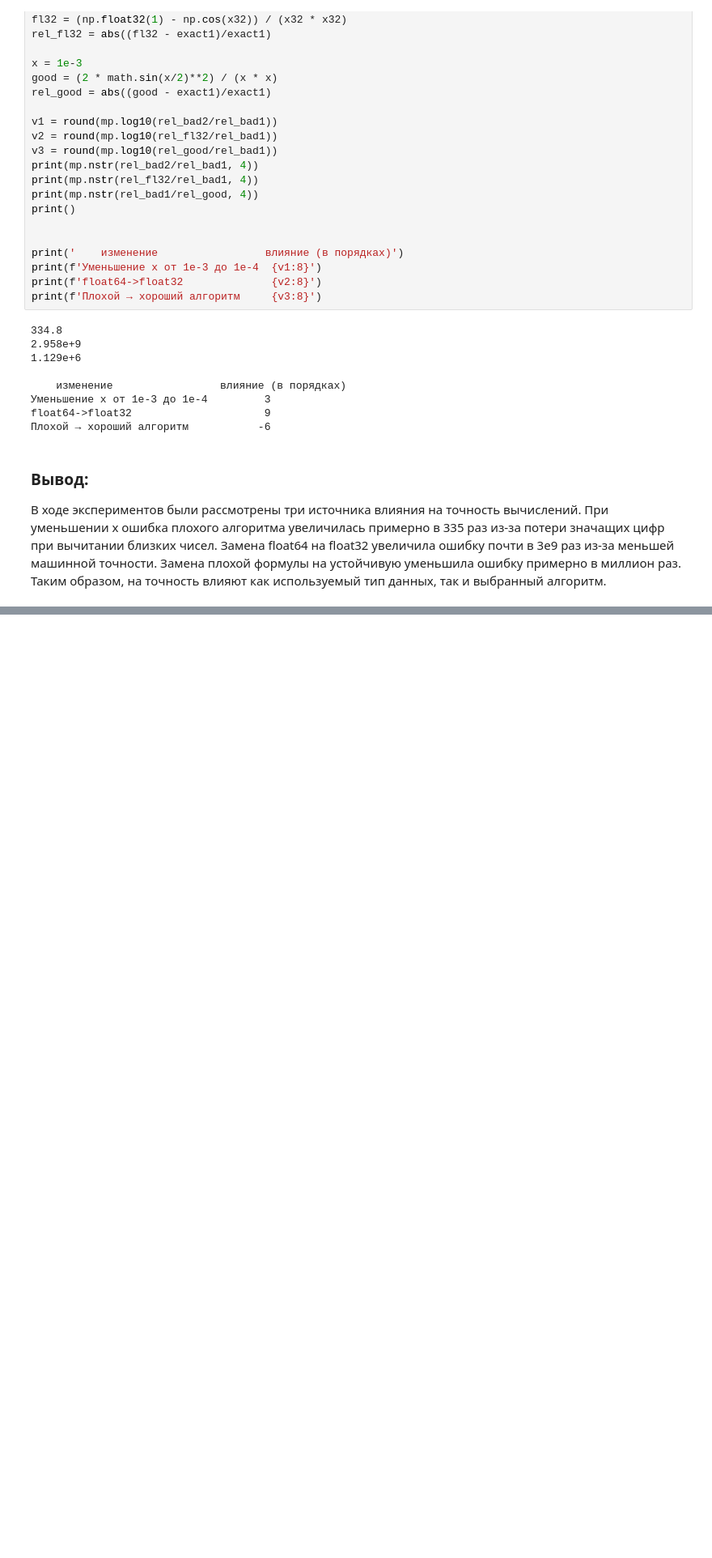
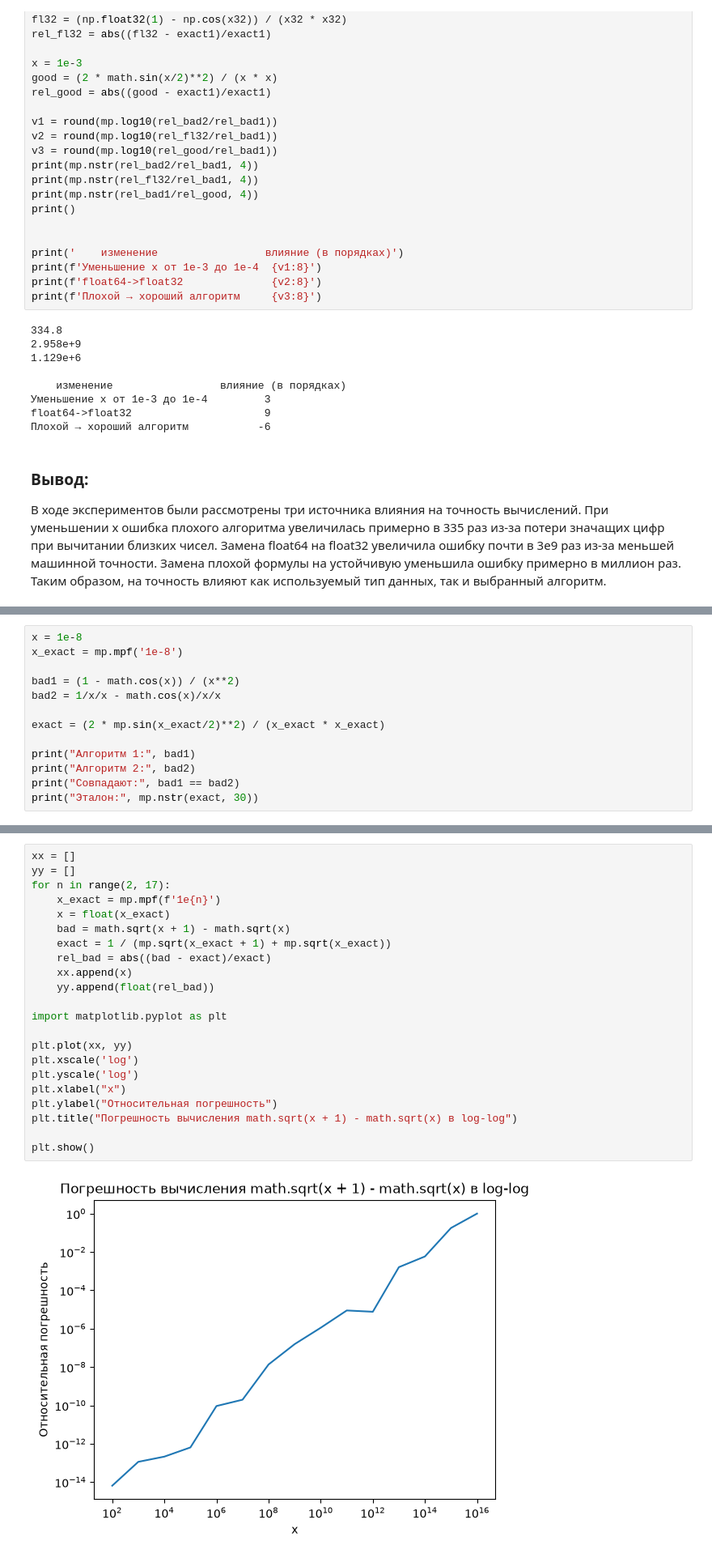
Before and after one commit to SpideErik/numerical_methods, a Jupyter notebook: homework_02/report.ipynb, the cells around one changed output, grey strips where cells are left out. Shown at 81% size. Cells and saved outputs as stored; diff of their text form; blank space fills up the shorter version.

```diff
--- a/homework_02/report.ipynb
+++ b/homework_02/report.ipynb
@@ -515,0 +531,13 @@ float64->float32                     9
+# %%
+x = 1e-8
+x_exact = mp.mpf('1e-8')
+
+bad1 = (1 - math.cos(x)) / (x**2)
+bad2 = 1/x/x - math.cos(x)/x/x
+
+exact = (2 * mp.sin(x_exact/2)**2) / (x_exact * x_exact)
+
+print("Алгоритм 1:", bad1)
+print("Алгоритм 2:", bad2)
+print("Совпадают:", bad1 == bad2)
+print("Эталон:", mp.nstr(exact, 30))
@@ -515,0 +558,24 @@ float64->float32                     9
+# %%
+xx = []
+yy = []
+for n in range(2, 17):
+    x_exact = mp.mpf(f'1e{n}')
+    x = float(x_exact)
+    bad = math.sqrt(x + 1) - math.sqrt(x)
+    exact = 1 / (mp.sqrt(x_exact + 1) + mp.sqrt(x_exact))
+    rel_bad = abs((bad - exact)/exact)
+    xx.append(x)
+    yy.append(float(rel_bad))
+
+import matplotlib.pyplot as plt
+
+plt.plot(xx, yy)
+plt.xscale('log')
+plt.yscale('log')
+plt.xlabel("x")
+plt.ylabel("Относительная погрешность")
+plt.title("Погрешность вычисления math.sqrt(x + 1) - math.sqrt(x) в log-log")
+
+plt.show()
+# %% [output]
+[figure, added]
```
Also changed, not shown: parts of 11 cells of this notebook.
